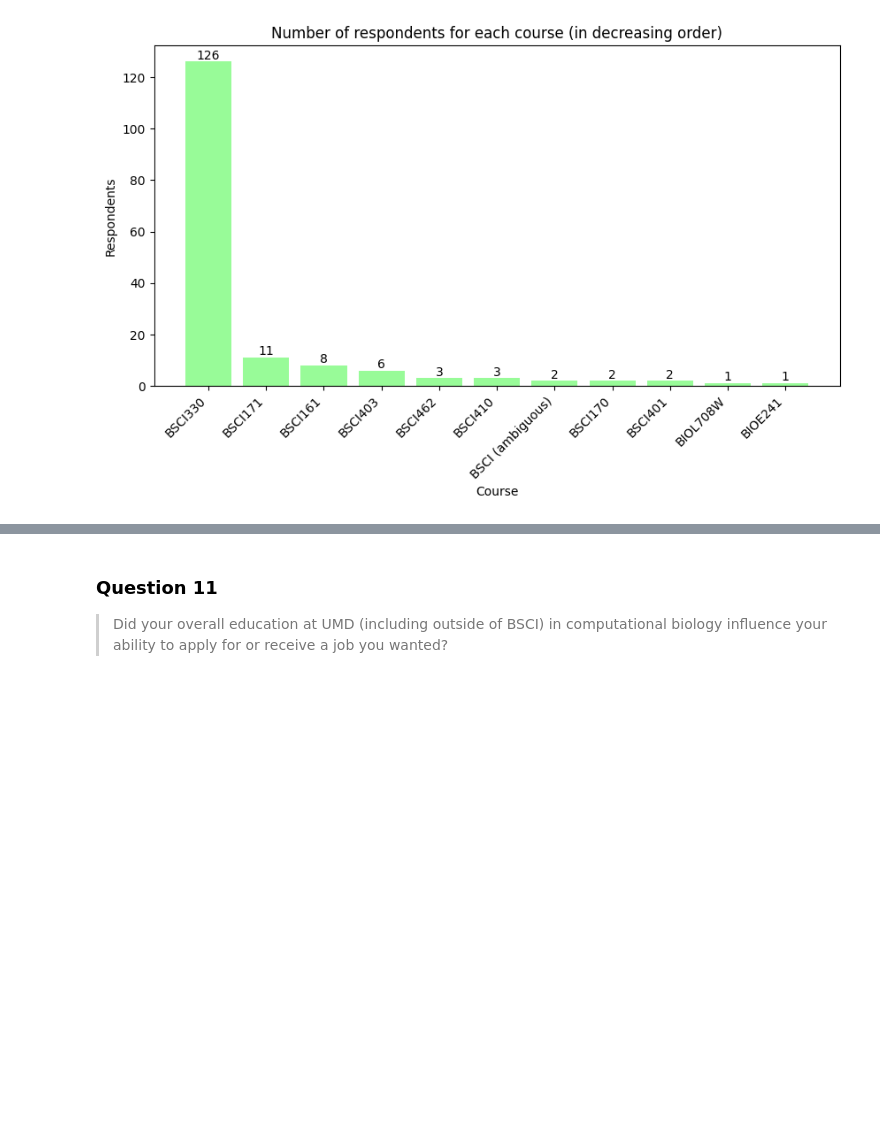
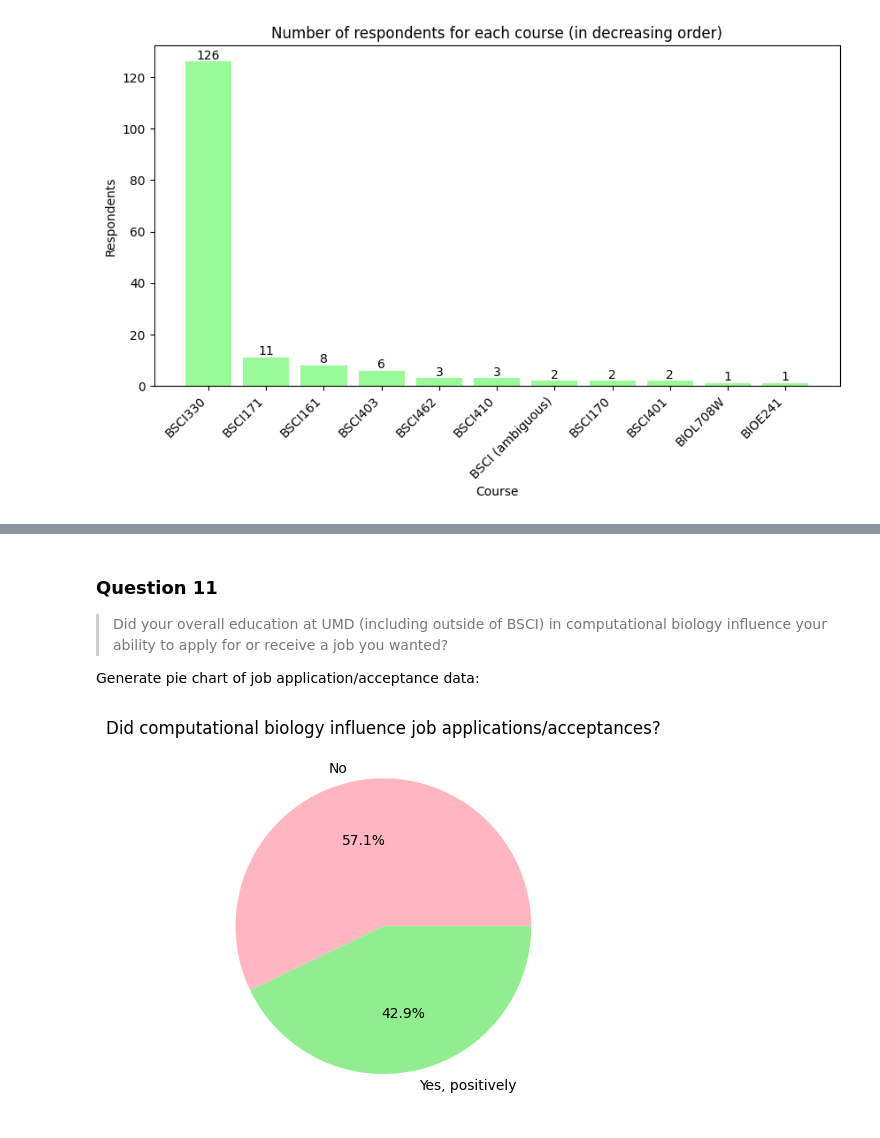
Before and after one commit to maxinehsu/summary-visualizations, a Jupyter notebook: viz.ipynb, the cells around one changed output, grey strips where cells are left out. Drawn from its saved outputs; the diff is of its cells as text; code cells hidden in the pictures; blank space fills up the shorter version.

```diff
--- a/viz.ipynb
+++ b/viz.ipynb
@@ -133,3 +160,16 @@ plt.show()
 # %% [markdown]
 ### Question 11
 > Did your overall education at UMD (including outside of BSCI) in computational biology influence your ability to apply for or receive a job you wanted?
+
+Generate pie chart of job application/acceptance data:
+# %%
+q11_counts = df["q11"].value_counts()
+q11_ans = q11_counts.index.tolist()
+
+# generate pie chart
+plt.pie(q11_counts, labels=q11_ans, autopct="%1.1f%%", colors=pie_chart_colors)
+plt.title("Did computational biology influence job applications/acceptances?")
+
+plt.show()
+# %% [output]
+[figure, added]
```
Also changed, not shown: parts of 5 cells of this notebook.
